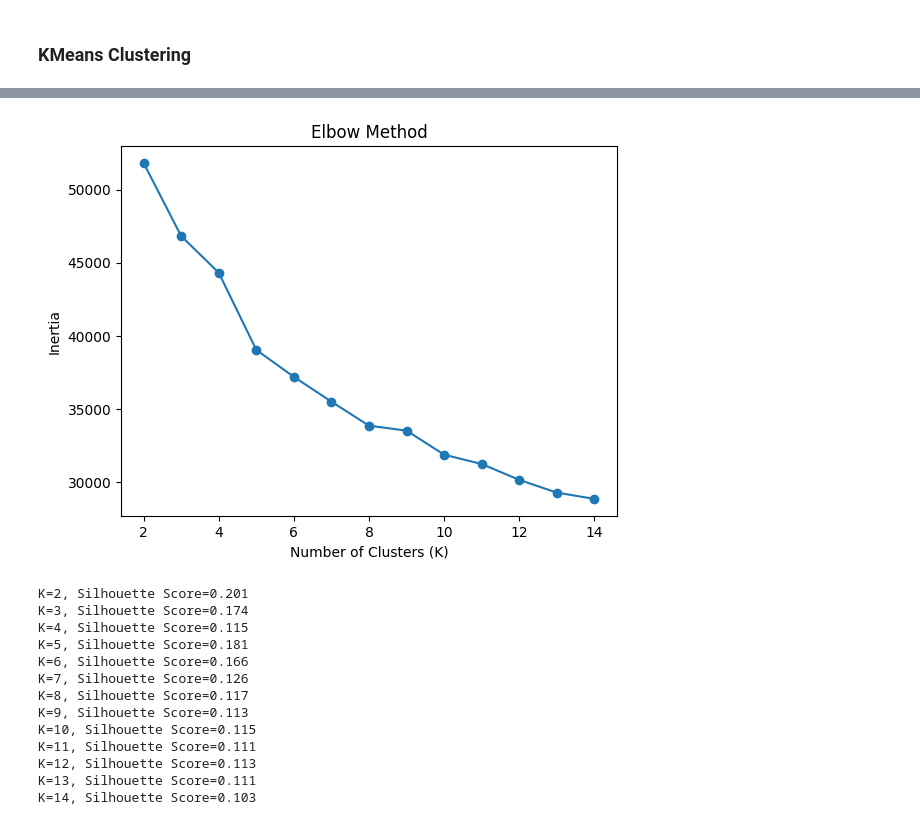
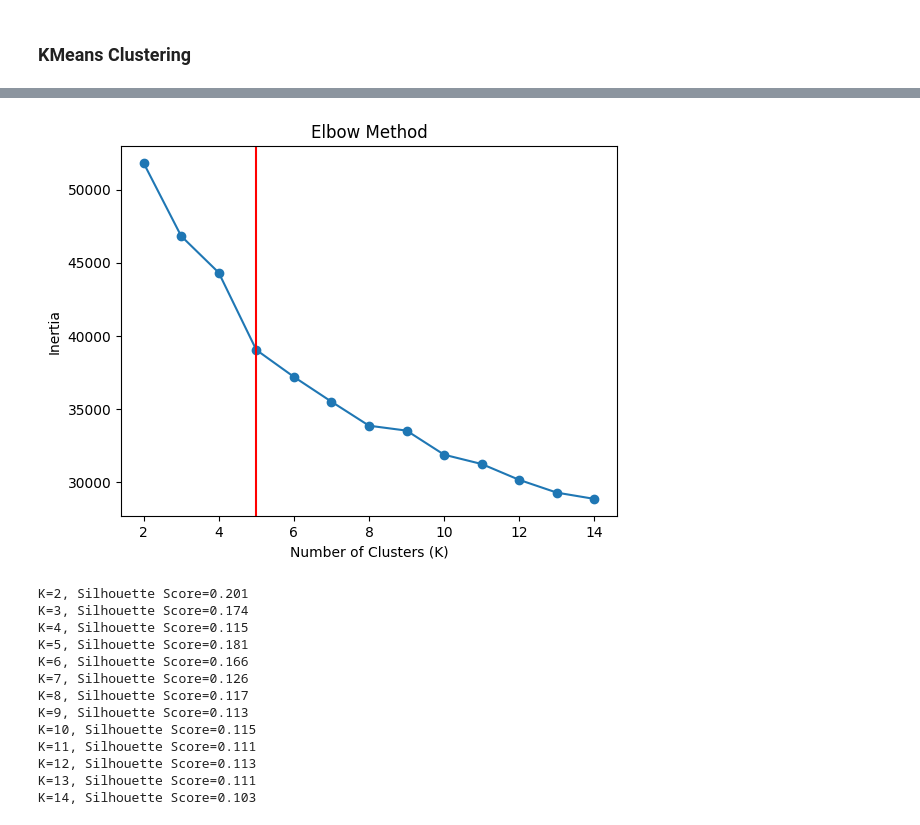
Before and after one commit to irfan-mohamed/Music-Recommendation-System, a Jupyter notebook: notebooks/poc_eda.ipynb, the cells around one changed output, grey strips where cells are left out. Cells and saved outputs as stored; diff of their text form; code cells hidden in the pictures.

```diff
--- a/notebooks/poc_eda.ipynb
+++ b/notebooks/poc_eda.ipynb
@@ -545,23 +551,27 @@ array([[ 1.41471394e+00, -1.91000811e-01,  2.39754259e+00, ...,
 # %%
 from sklearn.cluster import KMeans
+from kneed import KneeLocator
 import matplotlib.pyplot as plt
 
 inertia = []
 
 K_range = range(2, 15)
 
 for k in K_range:
     kmeans = KMeans(n_clusters=k, random_state=42)
     kmeans.fit(X_pca)
     inertia.append(kmeans.inertia_)
 
+kl = KneeLocator(K_range, inertia, curve="convex", direction="decreasing")
+
 plt.plot(K_range, inertia, marker='o')
+plt.axvline(kl.knee, color = 'red')
 plt.xlabel("Number of Clusters (K)")
 plt.ylabel("Inertia")
 plt.title("Elbow Method")
 plt.show()
 # %% [output]
-[figure, old version]
+[figure, new version]
 # %%
 from sklearn.metrics import silhouette_score
 
```
Also changed, not shown: parts of 15 cells of this notebook, 4 other files.
